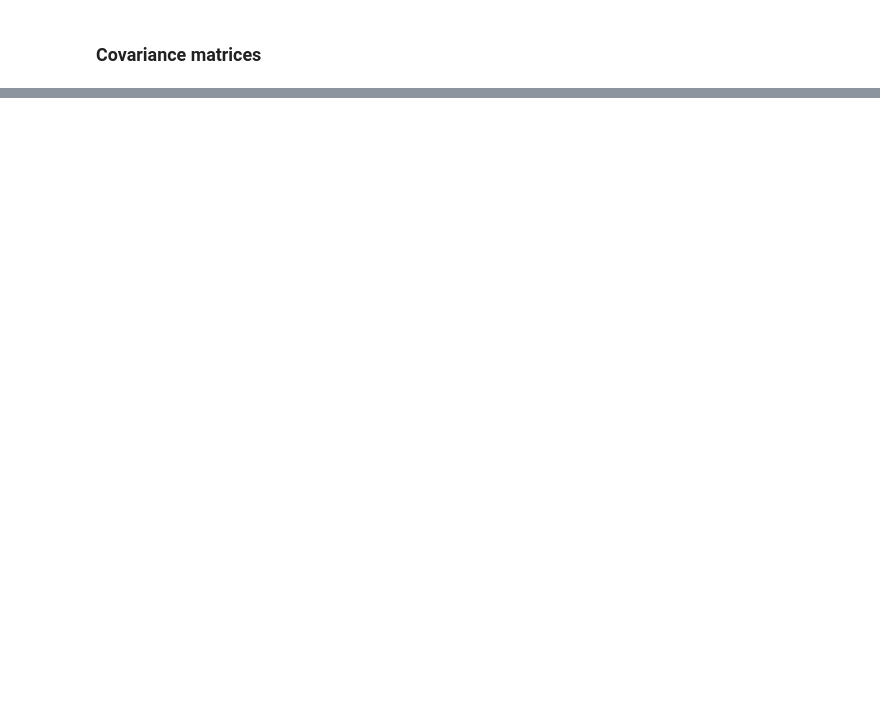
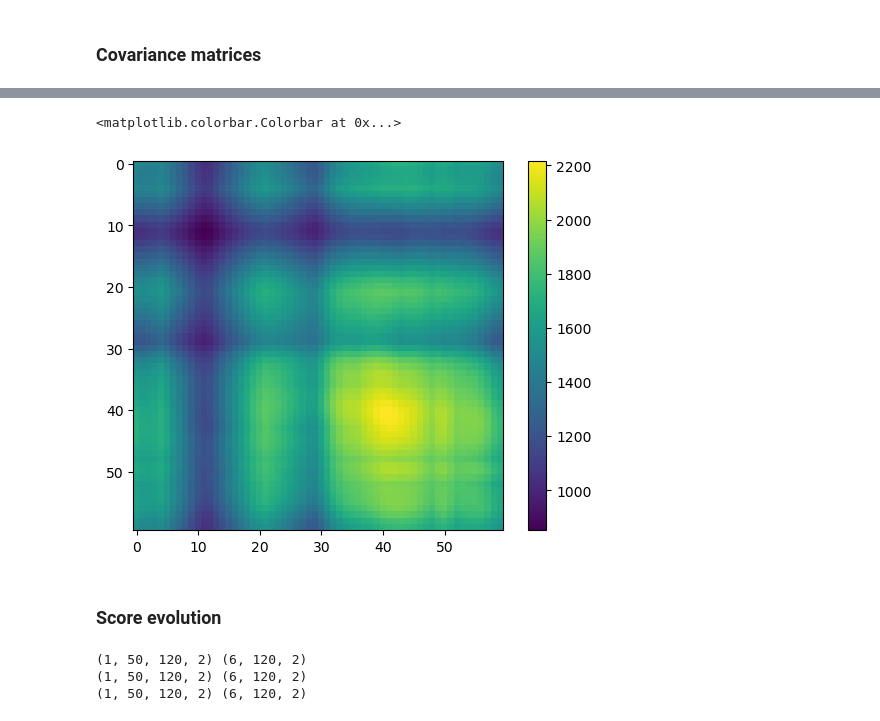
Before and after one commit to libbylbaker/infsdebridge, a Jupyter notebook: sdebridge/notebooks/plot_figures.ipynb, the cells around one changed output, grey strips where cells are left out. Drawn from its saved outputs; the diff is of its cells as text; code cells hidden in the pictures; blank space fills up the shorter version.

```diff
--- a/sdebridge/notebooks/plot_figures.ipynb
+++ b/sdebridge/notebooks/plot_figures.ipynb
@@ -198,0 +431,3 @@ def coefficient_covariance(coeffs, init_shape, alpha, sigma):
+# %%
+diff = target_butterfly - initial_butterfly
+lmk_cov = landmark_covariance(diff[::2, :], initial_butterfly[::2, :], 1.0, 1.0, 64)
@@ -198,0 +440,13 @@ def coefficient_covariance(coeffs, init_shape, alpha, sigma):
+# %%
+diff_coeff = jnp.fft.fft(diff, axis=0)
+diff_coeff = jnp.fft.fftshift(diff_coeff, axes=0)
+diff_coeff = diff_coeff[(diff_coeff.shape[0] - 60) // 2 : (diff_coeff.shape[0] + 60) // 2, :]
+coeff_cov = coefficient_covariance(diff_coeff, initial_butterfly, 1.0, 1.0, 64)
+# %%
+plt.imshow(coeff_cov)
+plt.colorbar()
+# %% [output]
+<matplotlib.colorbar.Colorbar at 0x...>
+[figure, added]
+# %% [markdown]
+### Score evolution
@@ -198,0 +543,8 @@ def coefficient_covariance(coeffs, init_shape, alpha, sigma):
+# %%
+print(backward_bridge_traj_8.shape, score_evals_8.shape)
+print(backward_bridge_traj_16.shape, score_evals_16.shape)
+print(backward_bridge_traj_24.shape, score_evals_24.shape)
+# %% [output]
+(1, 50, 120, 2) (6, 120, 2)
+(1, 50, 120, 2) (6, 120, 2)
+(1, 50, 120, 2) (6, 120, 2)
```
Also changed, not shown: parts of 18 cells of this notebook, 10 other files.
